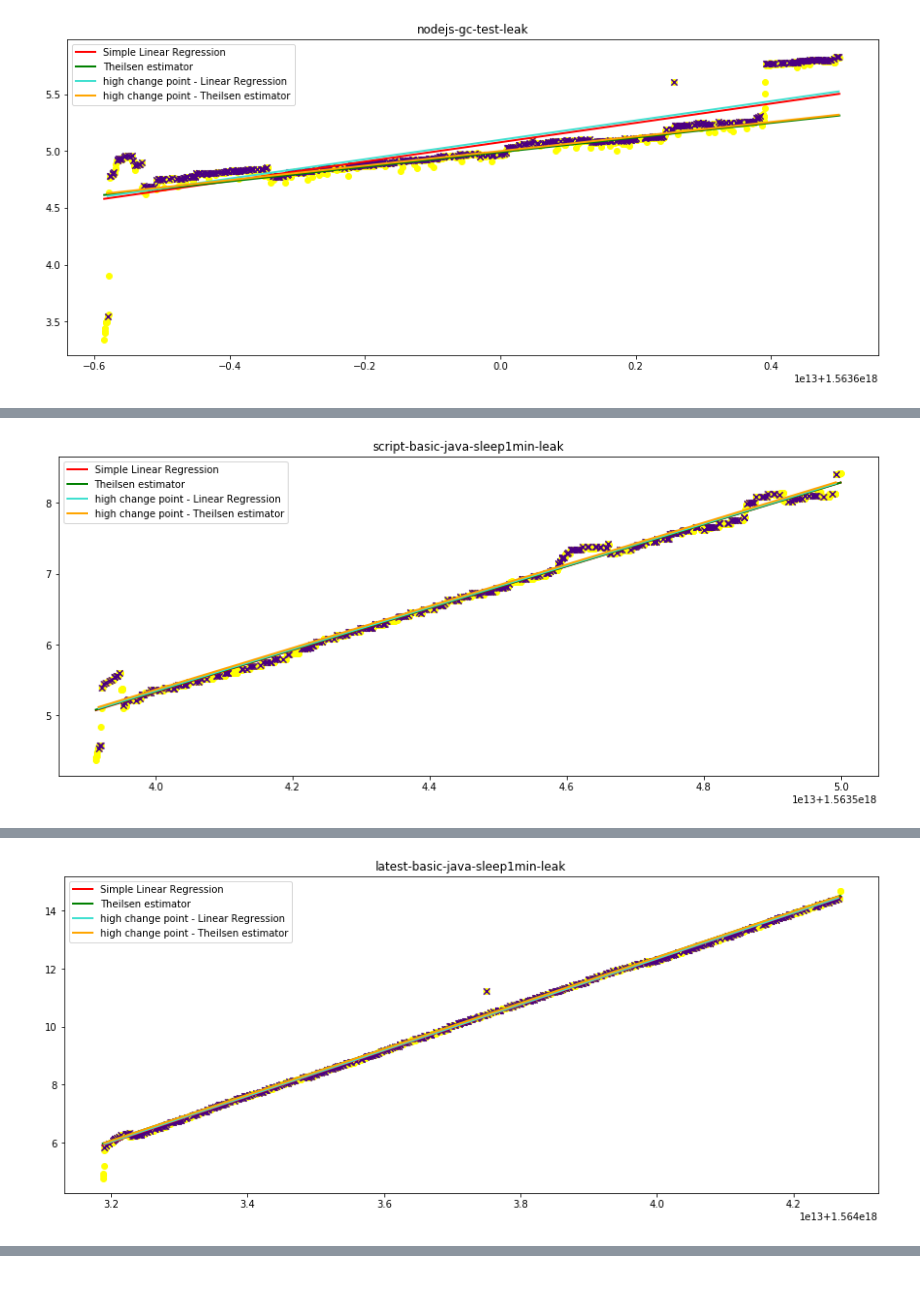
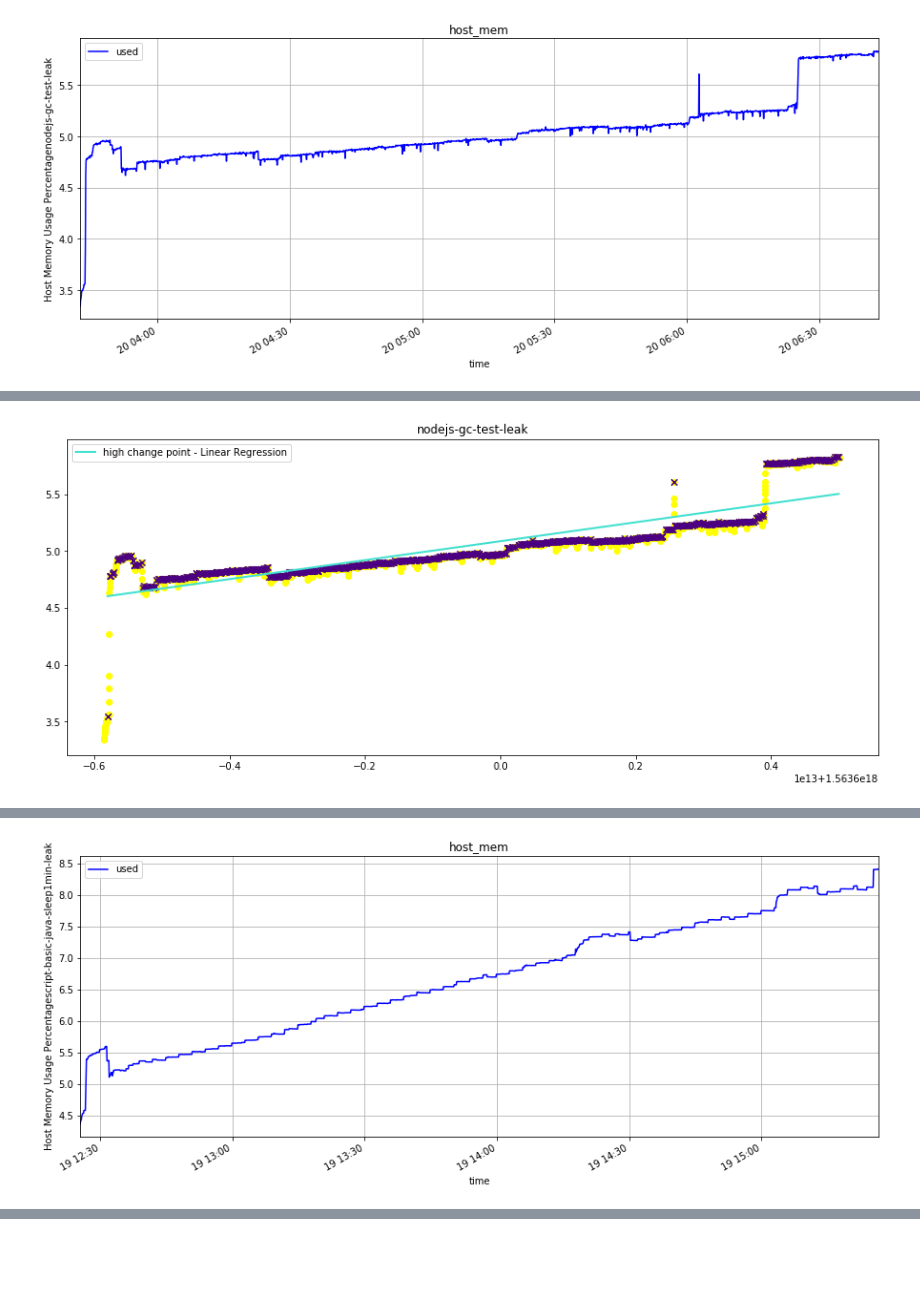
Before and after one commit to kulkarpo/GR-mem-acc-patterns, a Jupyter notebook: example/script_plot-Copy2.ipynb, the cells around one changed output, grey strips where cells are left out. Saved outputs shown, nothing was run; the diff lists cells and outputs as text; code cells hidden in the pictures; blank space fills up the shorter version.

```diff
--- a/example/script_plot-Copy2.ipynb
+++ b/example/script_plot-Copy2.ipynb
@@ -604,6 +710,16 @@ def fit_linear_regression(X, y):
 # %%
 def try_fit(df, feature, applicationName, results):
     # extract X and y
+    df = df.set_index("time")
+    df = df.resample("2s").median().interpolate()
+
+    df = df.rolling('1s').mean()
+    #print(df)
+    df = df.replace([np.inf, -np.inf], np.nan)
+    df = df.dropna()
+
+    df = df.reset_index()
+
     X = pd.to_numeric(df.time).values.reshape(-1, 1)
     y = df[feature].values.reshape(-1, 1)
 
@@ -669,24 +785,27 @@ def try_fit(df, feature, applicationName, results):
 
     # Theil-sen estimator
     y_lp_ts_pred, lp_ts_r2, lp_ts_rmse, lp_ts_tc = fit_theilsen(X_lowpts, y_lowpts)
+
+    y_rw_pred, rw_r2, rw_rmse, rw_tc = rolling_linear_regression(X, y)
     """
 
     # plot all estimators
     assert len(X)==len(y_lr_pred)
 
-    plt.plot(X, y_lr_pred, color='red', linewidth=2, label = "Simple Linear Regression")
-    plt.plot(X, y_ts_pred, color='green', linewidth=2, label = "Theilsen estimator")
+    #plt.plot(X, y_lr_pred, color='red', linewidth=2, label = "Simple Linear Regression")
+    #plt.plot(X, y_ts_pred, color='green', linewidth=2, label = "Theilsen estimator")
 
     plt.scatter(X_highpts, y_highpts, color = 'indigo', marker='x', s = 40)
 
     plt.plot(X_highpts, y_hp_lr_pred, color='turquoise', linewidth=2, label = "high change point - Linear Regression")
-    plt.plot(X_highpts, y_hp_ts_pred, color='orange', linewidth=2, label = "high change point - Theilsen estimator")
+    #plt.plot(X_highpts, y_hp_ts_pred, color='orange', linewidth=2, label = "high change point - Theilsen estimator")
 
     plt.legend(loc='upper left')
     plt.title(str(applicationName))
 
     # add a row in the results table
     print(results)
+
     plt.show()
 
     plt.clf()
@@ -698,11 +817,12 @@ if __name__ == '__main__':
     for host in imagedict.keys():
         print(host)
         for item in imagedict[host].keys():
+            print("RUNNING : "+ item)
             dbname = item
             client = connect(item, host)
 
             host_mem_used_df = get_host_memory_usage(client, host)
-            #plot_df(host_mem_used_df, "host_mem", ['used'], 0, "Host Memory Usage Percentage"+item)
+            plot_df(host_mem_used_df, "host_mem", ['used'], 0, "Host Memory Usage Percentage"+item)
 
             container_mem_usage_df = get_container_memory_usage(client, host)
             #plot_df(container_mem_usage_df, "container_mem", ['usage'], 0, "Container Memory Usage"+item)
@@ -716,5 +836,29 @@ if __name__ == '__main__':
             used_df = host_mem_used_df[['time', 'used']].copy()
 
             try_fit(used_df, "used" , item, t)
+
+    """
+    #For only selected dbs, if needed
+    dbname = item = ""
+    host = ""
+
+    client = connect(item, host)
+
+    host_mem_used_df = get_host_memory_usage(client, host)
+    #plot_df(host_mem_used_df, "host_mem", ['used'], 0, "Host Memory Usage Percentage"+item)
+
+    container_mem_usage_df = get_container_memory_usage(client, host)
+    #plot_df(container_mem_usage_df, "container_mem", ['usage'], 0, "Container Memory Usage"+item)
+
+    host_cpu_usage = get_host_cpu_usage(client, host)
+    #plot_df(host_cpu_usage, "host_cpu", ['percentage'], 100, "Host CPU Usage"+item)
+
+    container_cpu_usage = get_container_cpu_usage(client, host)
+    #plot_df(container_cpu_usage, "container_cpu", ['percentage'], 0, "Container CPU Usage"+item)
+
+    used_df = host_mem_used_df[['time', 'used']].copy()
+
+    try_fit(used_df, "used" , item, t)
+    """
 # %% [output]
 138.246.232.174
@@ -729 +866 @@ if __name__ == '__main__':
-[figure, old version]
+[figure, new version]
@@ -742 +875 @@ if __name__ == '__main__':
-[figure, old version]
+[figure, new version]
@@ -759 +877 @@ if __name__ == '__main__':
-[figure, old version]
+[figure, new version]
```
Also changed, not shown: parts of 4 cells of this notebook, 10 other files.
